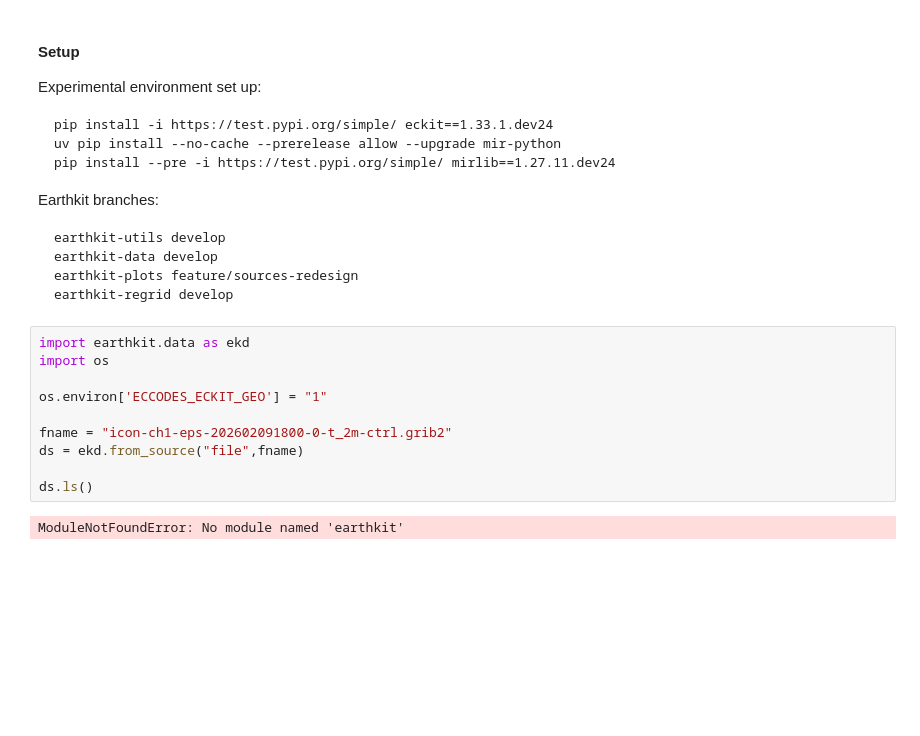
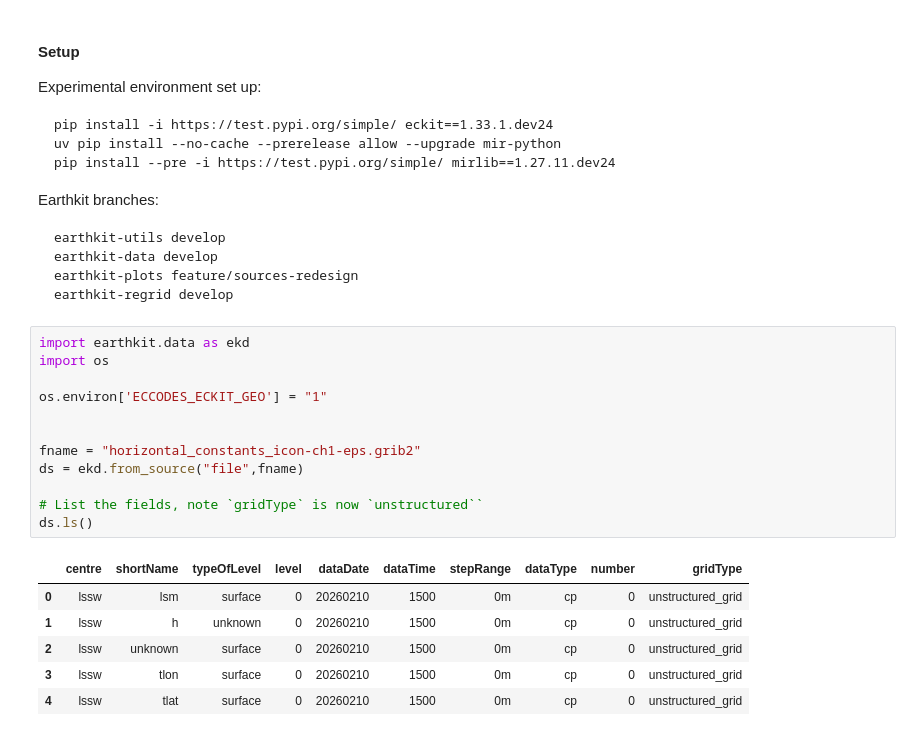
Before and after one commit to MeteoSwiss/nwp-fdb-polytope-demo, a Jupyter notebook: examples/Polytope/work_with_data_native_grid.ipynb, the cells around one changed output. Saved outputs shown, nothing was run; the diff lists cells and outputs as text; blank space fills up the shorter version.

```diff
--- a/examples/Polytope/work_with_data_native_grid.ipynb
+++ b/examples/Polytope/work_with_data_native_grid.ipynb
@@ -20,12 +20,19 @@ earthkit-regrid develop
 # %%
 import earthkit.data as ekd
 import os
 
 os.environ['ECCODES_ECKIT_GEO'] = "1"
 
-fname = "icon-ch1-eps-202602091800-0-t_2m-ctrl.grib2"
+
+fname = "horizontal_constants_icon-ch1-eps.grib2"
 ds = ekd.from_source("file",fname)
 
+# List the fields, note `gridType` is now `unstructured``
 ds.ls()
 # %% [output]
-ModuleNotFoundError: No module named 'earthkit'
+|  | centre | shortName | typeOfLevel | level | dataDate | dataTime | stepRange | dataType | number | gridType |
+| 0 | lssw | lsm | surface | 0 | 20260210 | 1500 | 0m | cp | 0 | unstructured_grid |
+| 1 | lssw | h | unknown | 0 | 20260210 | 1500 | 0m | cp | 0 | unstructured_grid |
+| 2 | lssw | unknown | surface | 0 | 20260210 | 1500 | 0m | cp | 0 | unstructured_grid |
+| 3 | lssw | tlon | surface | 0 | 20260210 | 1500 | 0m | cp | 0 | unstructured_grid |
+| 4 | lssw | tlat | surface | 0 | 20260210 | 1500 | 0m | cp | 0 | unstructured_grid |
```
Also changed, not shown: parts of 15 cells of this notebook, 3 other files.
